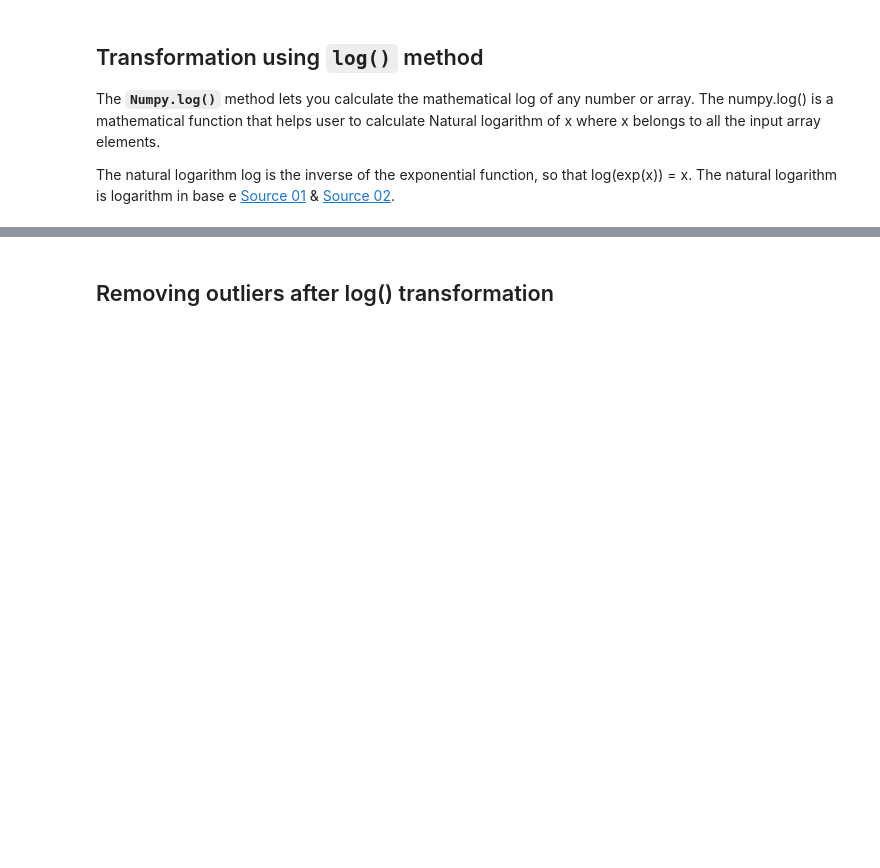
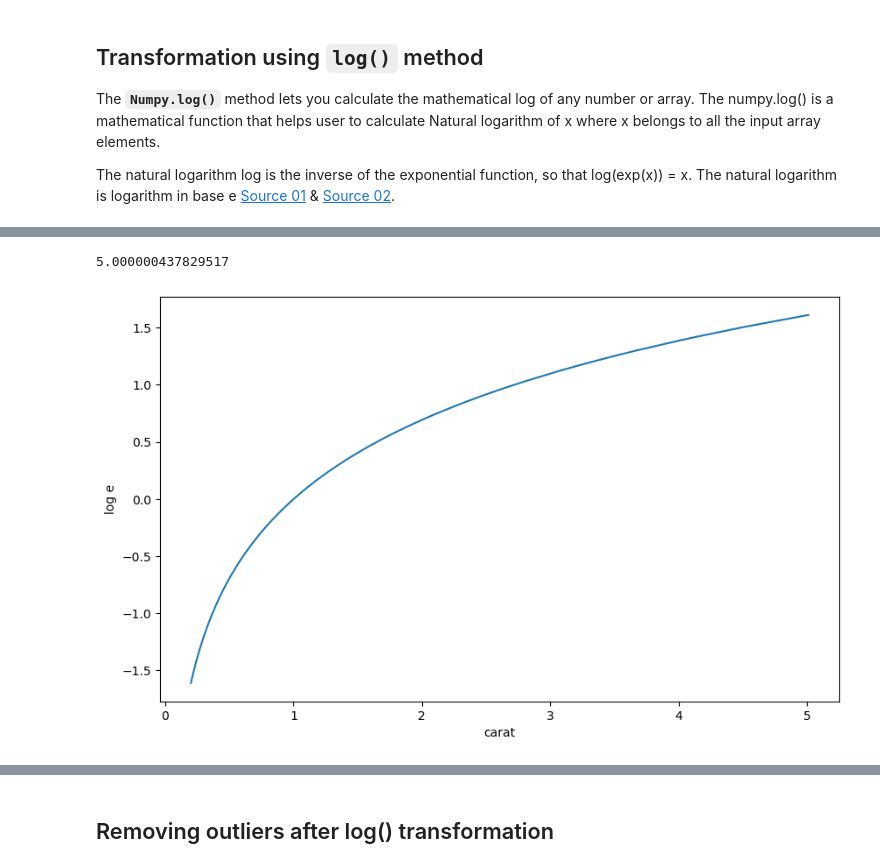
Before and after one commit to 4dsolutions/clarusway_data_analysis, a Jupyter notebook: DAwPy_S8_(Handling with Outliers)/DAwPy-S8 (Handling with Outliers).ipynb, the cells around one changed output, grey strips where cells are left out. Cells and saved outputs as stored; diff of their text form; code cells hidden in the pictures; blank space fills up the shorter version.

```diff
--- a/DAwPy_S8_(Handling with Outliers)/DAwPy-S8 (Handling with Outliers).ipynb
+++ b/DAwPy_S8_(Handling with Outliers)/DAwPy-S8 (Handling with Outliers).ipynb
@@ -319,10 +912,14 @@ np.log(df.carat).sort_values()
 # %%
-np.e ** 1.611
+np.e ** 1.609438
+# %% [output]
+5.000000437829517
 # %%
 plt.figure(figsize = (10, 6))
 plt.plot(df.carat.sort_values(), np.log(df.carat.sort_values()))
-plt.xlabel("caret")
+plt.xlabel("carat")
 plt.ylabel("log e");
+# %% [output]
+[figure, added]
 # %%
 plt.figure(figsize = (10, 6))
 
```
Also changed, not shown: parts of 103 cells of this notebook.
